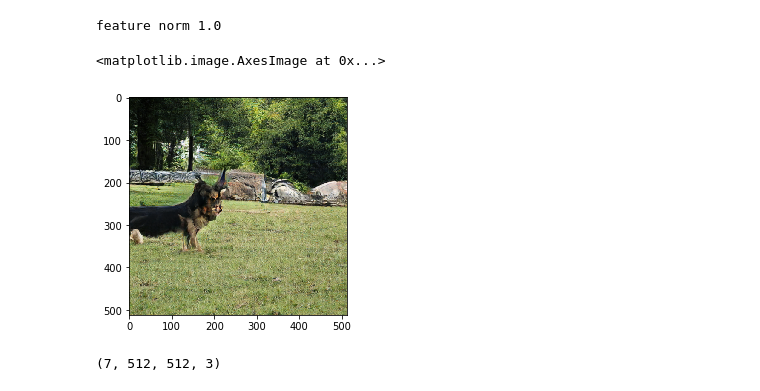
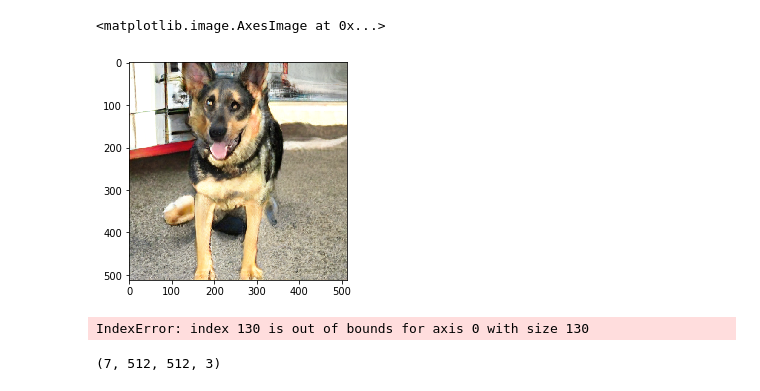
Before and after one commit to natel9178/tl-biggan, a Jupyter notebook: src/tlgan/Interpolate_Axis.ipynb, the cells around one changed output. Cells and saved outputs as stored; diff of their text form; code cells hidden in the pictures.

```diff
--- a/src/tlgan/Interpolate_Axis.ipynb
+++ b/src/tlgan/Interpolate_Axis.ipynb
@@ -24,27 +24,27 @@ with open('./feature_direction.pkl', 'rb') as file:
 # %%
 norms = np.linalg.norm(feature_slope, ord=2, axis=0)
 # %%
-i_feature = 66
 g_input_shape = 128
 batch_size = 7
 imagenet_class = 235
 
-actual_feature = i_feature-1
 latents_c = truncated_noise_sample(truncation=0.7, batch_size=1)
-print('feature norm', norms[actual_feature])
 
 class_vector = torch.from_numpy(one_hot_from_int(imagenet_class, batch_size=batch_size)).to(device)
 output = generator(torch.from_numpy(latents_c).to(device), class_vector[0].unsqueeze(0), 0.7)
 output = output.permute(0, 2, 3, 1)
 output = (((output + 1) / 2.0) * 256 ).round().clamp(0, 255)
 original_image = output.squeeze(0).detach().cpu().numpy().astype(np.uint8)
 
 plt.imshow(original_image.astype(np.uint8))
 # %% [output]
-feature norm 1.0
+<matplotlib.image.AxesImage at 0x...>
-<matplotlib.image.AxesImage at 0x...>
-[figure, old version]
+[figure, new version]
 # %%
+i_feature = 131
+actual_feature = i_feature-1
+print('feature norm', norms[actual_feature])
+
 latents_0 = latents_c - feature_slope[:, actual_feature][None, :]*1
 latents_1 = latents_c + feature_slope[:, actual_feature][None, :]*1
 latents = np.random.randn(batch_size, g_input_shape)
@@ -52,6 +52,8 @@ for i_alpha, alpha in enumerate(np.linspace(0, 1, batch_size)):
     latents[i_alpha, :] = latents_0[0]*(1-alpha) + latents_1[0]*alpha
 
 noise_vector = torch.from_numpy(latents).float().to(device)
+# %% [output]
+IndexError: index 130 is out of bounds for axis 0 with size 130
 # %%
 images = np.zeros((noise_vector.shape[0], 512, 512, 3))
 with torch.no_grad():
```
Also changed, not shown: parts of 4 cells of this notebook, 23 other files.
